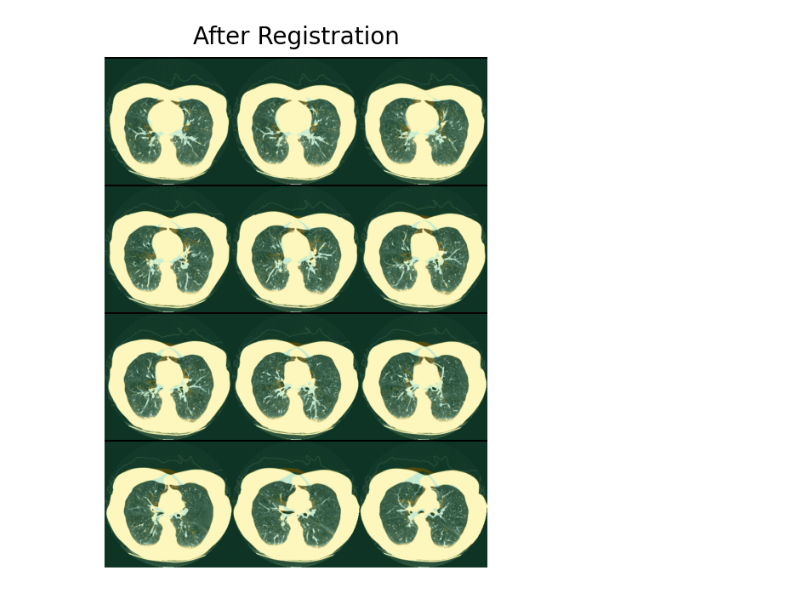
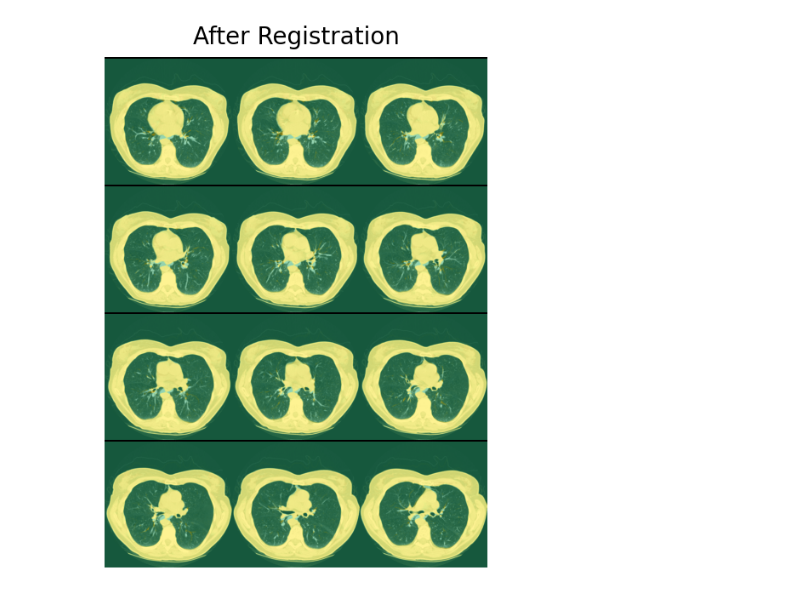
Before and after one commit to joaco18/mira_final_project, a Jupyter notebook: ants/ants_registration.ipynb, the cells around one changed output. Cells and saved outputs as stored; diff of their text form; code cells hidden in the pictures.

Commit message:
ANTS registration working, metric experiments added

```diff
--- a/ants/ants_registration.ipynb
+++ b/ants/ants_registration.ipynb
@@ -194,14 +51,0 @@ Initial displacement GT: 21.77, 21.77
-# %%
-
-import pandas as pd
-df_lm_moving = pd.DataFrame(sample['i_landmark_pts'], columns = ['x','y','z'])
-
-landmarks_result = ants.apply_transforms_to_points(3, df_lm_moving, mytx['fwdtransforms'], whichtoinvert=[False, True])
-
-landmarks_array_res = landmarks_result.to_numpy(dtype=np.float64)
-
-landmarks_array_gt = sample['e_landmark_pts']
-
-tre = target_registration_error(landmarks_array_res, landmarks_array_gt, fixed.spacing)
-print(f'TRE estimated: {tre[0]}, {tre[1]}')
-print(f'Initial displacement GT: {sample["disp_mean"]}, {sample["disp_mean"]}')
@@ -260,3 +51,0 @@ new_size = tuple(np.floor((np.array(fixed.shape)/2)).astype(int))
-# %%
-fixed = ants.from_numpy(sample['e_img'].astype(np.float64), spacing=spacing, direction=direction, origin=origin).resample_image(new_size, 1, 0)
-moving = ants.from_numpy(sample['i_img'].astype(np.float64), spacing=spacing, direction=direction, origin=origin).resample_image(new_size, 1, 0)
@@ -277,12 +56,10 @@ fixed.plot(overlay=moving, title='Before Registration', cmap='gray', overlay_cma
 # %%
-start = time.time()
 mytx = ants.registration(fixed=fixed,
                          moving=moving,
-                         outprefix='/home/kaouther/Documents/GitHub/mira_final_project/ants/transforms/',
+                         #outprefix='/home/kaouther/Documents/GitHub/mira_final_project/ants/transforms/',
                          type_of_transform="SyNOnly",
-                         reg_iterations=(60, 30, 15),
-                         syn_metric='meansquares',
+                         syn_sampling=32,
+                         reg_iterations=(100, 100, 50, 5, 0),
+                         syn_metric='MI',
                          verbose=True)
-end = time.time() - start
-print(end)
 # %% [output]
@@ -306,5 +83,6 @@ Total elapsed time: 83.5852
+# %%
+registered = mytx['warpedmovout']
 # %%
-warped_moving = mytx['warpedmovout']
-fixed.plot(overlay=warped_moving, cmap='gray', overlay_cmap='viridis', overlay_alpha=0.3, title='After Registration', axis=2)
+fixed.plot(overlay=registered, title='After Registration', cmap='gray', overlay_cmap='viridis', overlay_alpha=0.5, axis=2)
 # %% [output]
-[figure, old version]
+[figure, new version]
```
Also changed, not shown: parts of 59 cells of this notebook, 5 other files.
